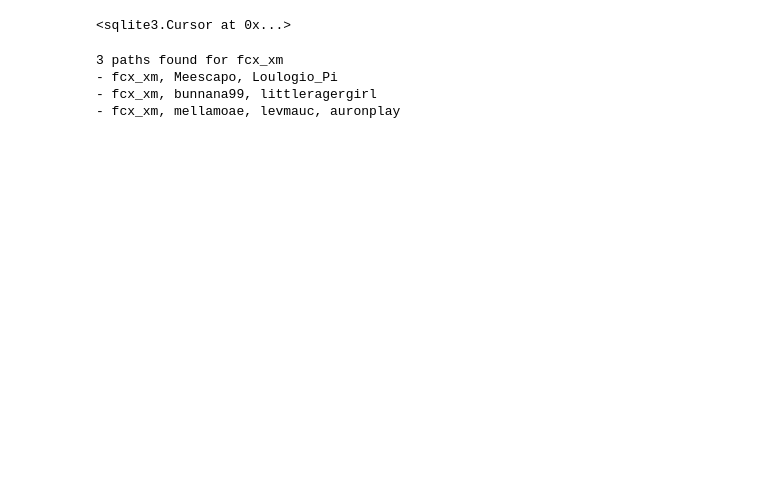
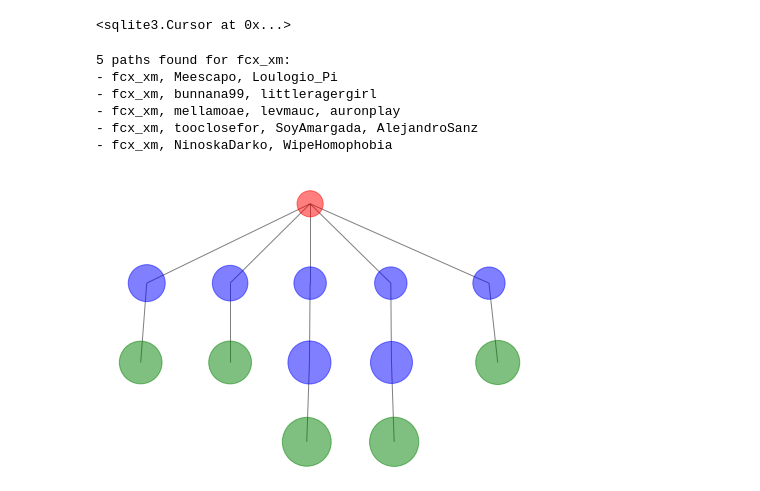
Before and after one commit to aguimorefran/closest-celebrity-path, a Jupyter notebook: main.ipynb, the cells around one changed output. Saved outputs shown, nothing was run; the diff lists cells and outputs as text; code cells hidden in the pictures; blank space fills up the shorter version.

Commit message:
+ More algorithming, plotting

```diff
--- a/main.ipynb
+++ b/main.ipynb
@@ -203,5 +234,8 @@ def save_path(path, rules):
 # %%
 def shortest_path_to_celeb(exclude, override):
+    """
+    Finds the shortest path from the user to the celebrity with most users, building a path and saving it to the database along the info of the path's users.
+    """
     path = []
     max_depth = 3
     rules = {'verified': True, 'min_followers': 1e5}
@@ -239,8 +273,22 @@ def shortest_path_to_celeb(exclude, override):
 
     save_path(path, rules)
     return path
+
+def get_more_celebs():
+    """
+    Get more celebrities from the database. Main function takes only the most popular.
+    """
+    paths = get_stored_paths(me)
+    for path in paths:
+        path_df = build_mutuals_df(path[-2])
+        path_df = get_filtered_users(path_df, {'verified': True, 'min_followers': 1e5}, [])
+        path_df = path_df.loc[~path_df['screen_name'].isin(path)]
+        for index, row in path_df.iterrows():
+            p = path[:-1]
+            p.append(row['screen_name'])
+            save_path(p, {'verified': True, 'min_followers': 1e5})
 # %%
-max_paths = 3
+max_paths = 5
 exclude_users = ['vodafone_es']
 user_paths = c.execute('''SELECT * FROM paths WHERE src = ?''',
                             (me,)).fetchall()
@@ -263,7 +311,9 @@ for p in user_paths:
     path = json.loads(p[1])
     print('- ' + ', '.join(path))
 # %% [output]
-3 paths found for fcx_xm
+5 paths found for fcx_xm:
 - fcx_xm, Meescapo, Loulogio_Pi
 - fcx_xm, bunnana99, littleragergirl
 - fcx_xm, mellamoae, levmauc, auronplay
+- fcx_xm, tooclosefor, SoyAmargada, AlejandroSanz
+- fcx_xm, NinoskaDarko, WipeHomophobia
@@ -271,0 +320,37 @@ for p in user_paths:
+# %%
+from networkx.drawing.nx_agraph import graphviz_layout
+
+def path_as_edges(path):
+    edges = []
+    for i in range(len(path) - 1):
+        edges.append((path[i], path[i+1]))
+    return edges
+
+G = nx.Graph()
+paths = get_stored_paths(me)
+for path in paths:
+    G.add_nodes_from(path)
+    G.add_edges_from(path_as_edges(path))
+
+color_map = []
+node_sizes = []
+
+for node in G:
+    c.execute('''SELECT followers_count FROM users WHERE screen_name = ?''', (node,))
+    node_sizes.append(np.log2(c.fetchone()[0])*100)
+    # if node is me then red
+    if node == me:
+        color_map.append('r')
+    # if node has only one connection then green
+    elif len(list(G.neighbors(n=node))) == 1:
+        color_map.append('g')
+    else:
+        color_map.append('b')
+
+
+
+pos = graphviz_layout(G, prog='dot')
+nx.draw(G, pos, node_size=node_sizes, node_color=color_map, alpha=0.5, with_labels=False)
+plt.show()
+# %% [output]
+[figure, added]
```
Also changed, not shown: parts of 8 cells of this notebook, 1 other file.
